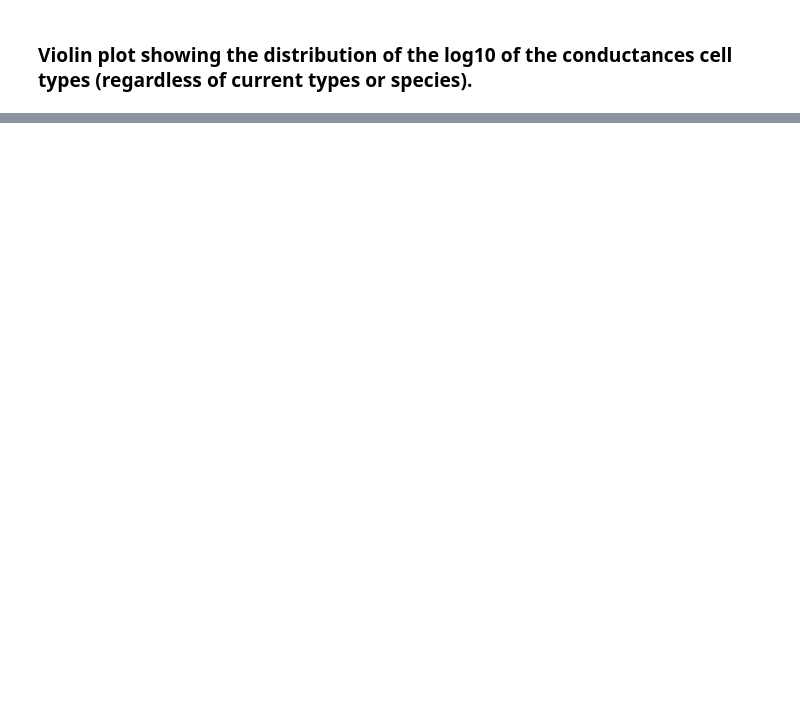
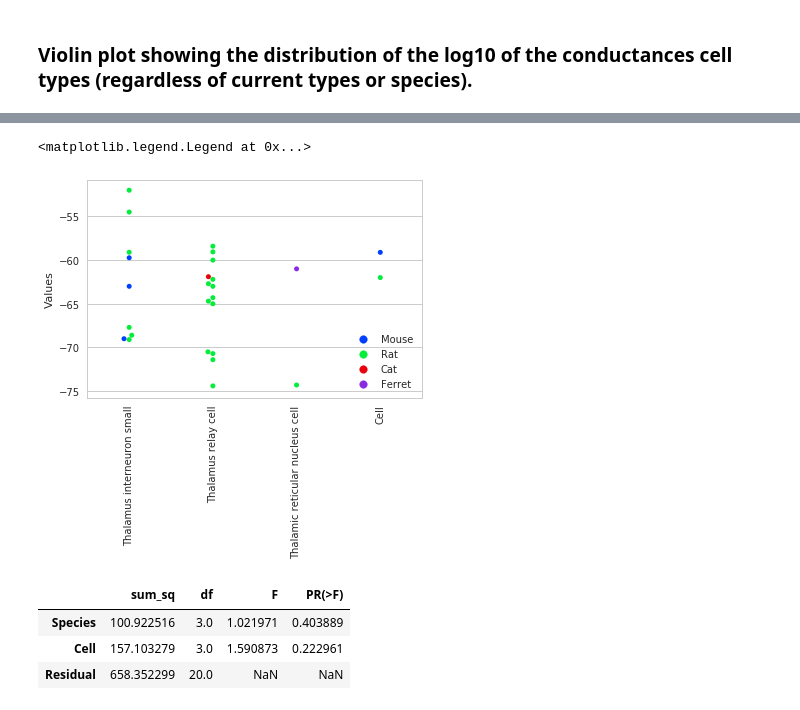
Before and after one commit to BlueBrain/nat, a Jupyter notebook: notebooks/Analysis_conductances.ipynb, the cells around one changed output, grey strips where cells are left out. Cells and saved outputs as stored; diff of their text form; code cells hidden in the pictures; blank space fills up the shorter version.

```diff
--- a/notebooks/Analysis_conductances.ipynb
+++ b/notebooks/Analysis_conductances.ipynb
@@ -186,0 +196,22 @@ sns.violinplot(x="log10Values", y="Cell", data=resultOneSpecies,
+# %%
+searcher = ParameterSearch(pathDB="neurocuratorDB")
+searcher.setSearchConditions(ConditionAtom("Parameter name", "resting_membrane_potential"))
+searcher.expandRequiredTags = True
+searcher.onlyCentralTendancy = True
+
+resultDF2 = searcher.search()
+del resultDF2["obj_parameter"]
+del resultDF2["obj_annotation"]
+del resultDF2["Context"]
+del resultDF2["Parameter instance ID"]
+del resultDF2["Text"]
+del resultDF2["Parameter type ID"]
+del resultDF2["Result type"]
+
+resultOneSpecies = resultDF2.reset_index()
+resultOneSpecies["Species"] = [simpleSpecies(s) for s in resultOneSpecies["Species"]]
+resultOneSpecies = resultOneSpecies[[len(s) == 1 for s in resultOneSpecies["Species"]]].reset_index()
+resultOneSpecies["Species"] = [s[0] for s in resultOneSpecies["Species"]]
+resultOneSpecies["Cell"] = [simpleCell(s) for s in resultOneSpecies["Cell"]]
+
+resultOneSpecies.head()
@@ -186,0 +225,26 @@ sns.violinplot(x="log10Values", y="Cell", data=resultOneSpecies,
+# %%
+%matplotlib inline
+import seaborn as sns
+resultOneSpecies["Values"] = [np.mean(val) for val in resultOneSpecies["Values"]]
+#g = sns.violinplot(x="Cell", y="Values", hue="Species", data=resultOneSpecies, bw=0.4)
+g = sns.swarmplot(y="Values", x="Cell", hue="Species",
+              data=resultOneSpecies)#, #resultOneSpecies[np.in1d(resultOneSpecies["Species"], ["Rat", "Mouse"])],
+              #palette={"Mouse": "b", "Rat": "y"})
+
+
+g.set_xticklabels(g.get_xticklabels(), rotation=90)
+g.set_xlabel("")
+plt.legend(loc="lower right")
+# %% [output]
+<matplotlib.legend.Legend at 0x...>
+[figure, added]
+# %%
+formula = "Values ~ Species + Cell"
+lm = ols(formula, data=resultOneSpecies).fit()
+table = sm.stats.anova_lm(lm, typ=2) # Type 2 ANOVA DataFrame
+table
+# %% [output]
+|  | sum_sq | df | F | PR(>F) |
+| Species | 100.922516 | 3.0 | 1.021971 | 0.403889 |
+| Cell | 157.103279 | 3.0 | 1.590873 | 0.222961 |
+| Residual | 658.352299 | 20.0 | NaN | NaN |
```
Also changed, not shown: parts of 12 cells of this notebook, 10 other files.
